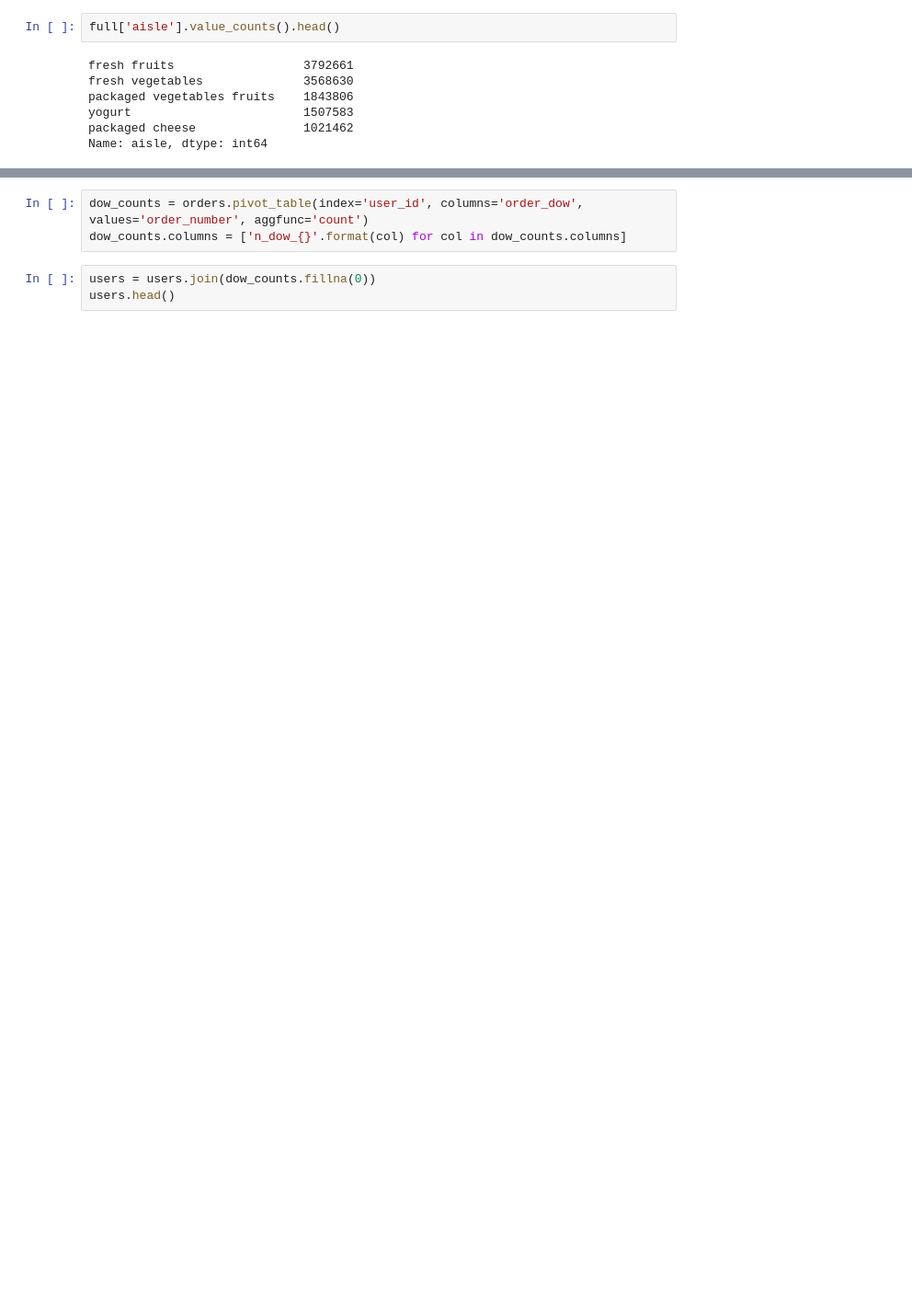
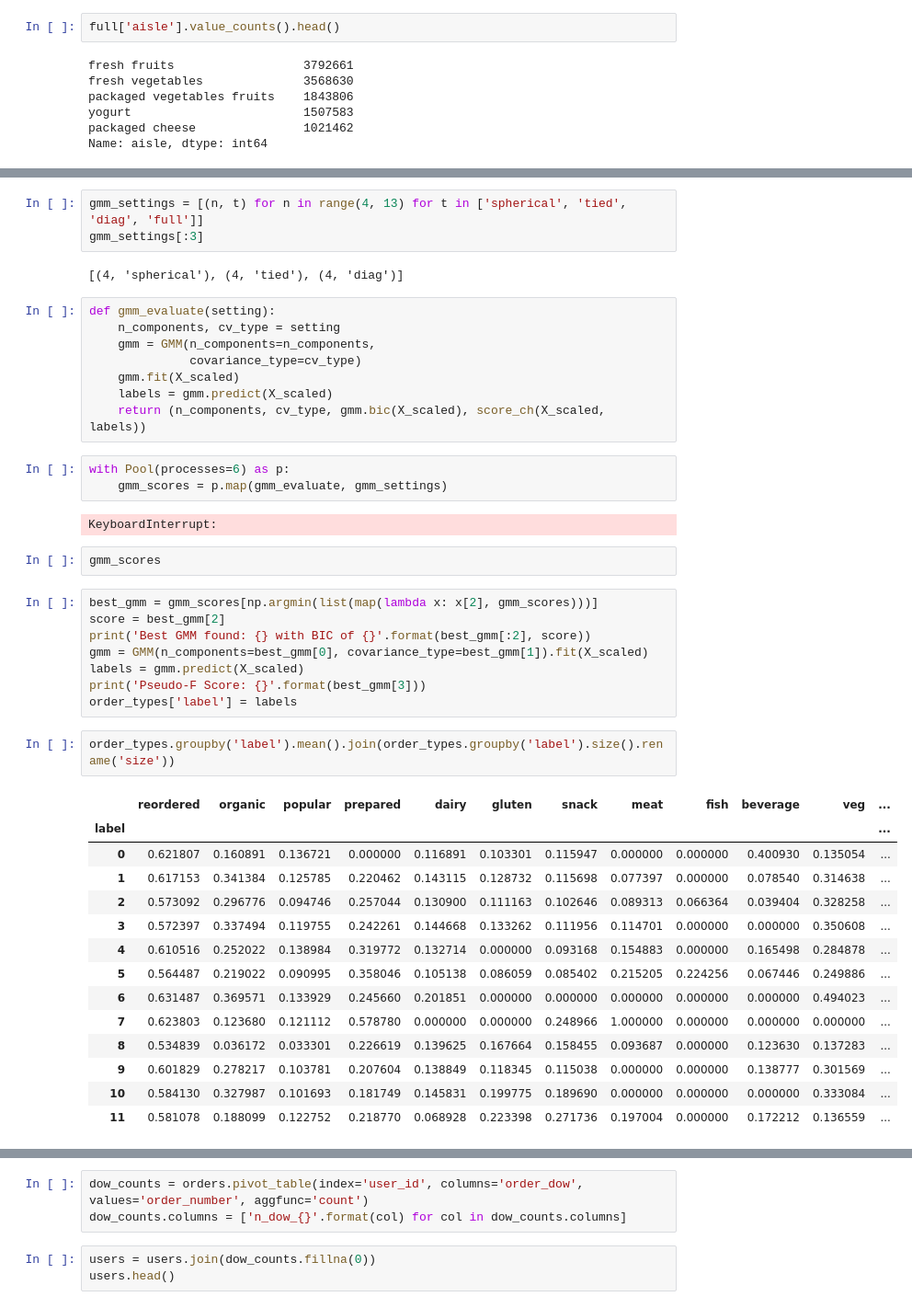
Before and after one commit to michaelfedell/instacart, a Jupyter notebook: notebooks/develop/EDA.ipynb, the cells around one changed output, grey strips where cells are left out. Shown at 92% size. Saved outputs shown, nothing was run; the diff lists cells and outputs as text; blank space fills up the shorter version.

```diff
--- a/notebooks/develop/EDA.ipynb
+++ b/notebooks/develop/EDA.ipynb
@@ -296,0 +306,45 @@ Name: aisle, dtype: int64
+# %%
+gmm_settings = [(n, t) for n in range(4, 13) for t in ['spherical', 'tied', 'diag', 'full']]
+gmm_settings[:3]
+# %% [output]
+[(4, 'spherical'), (4, 'tied'), (4, 'diag')]
+# %%
+def gmm_evaluate(setting):
+    n_components, cv_type = setting
+    gmm = GMM(n_components=n_components,
+              covariance_type=cv_type)
+    gmm.fit(X_scaled)
+    labels = gmm.predict(X_scaled)
+    return (n_components, cv_type, gmm.bic(X_scaled), score_ch(X_scaled, labels))
+# %%
+with Pool(processes=6) as p:
+    gmm_scores = p.map(gmm_evaluate, gmm_settings)
+# %% [output]
+KeyboardInterrupt:
+# %%
+gmm_scores
+# %%
+best_gmm = gmm_scores[np.argmin(list(map(lambda x: x[2], gmm_scores)))]
+score = best_gmm[2]
+print('Best GMM found: {} with BIC of {}'.format(best_gmm[:2], score))
+gmm = GMM(n_components=best_gmm[0], covariance_type=best_gmm[1]).fit(X_scaled)
+labels = gmm.predict(X_scaled)
+print('Pseudo-F Score: {}'.format(best_gmm[3]))
+order_types['label'] = labels
+# %%
+order_types.groupby('label').mean().join(order_types.groupby('label').size().rename('size'))
+# %% [output]
+|  | reordered | organic | popular | prepared | dairy | gluten | snack | meat | fish | beverage | veg | ... |
+| label |  |  |  |  |  |  |  |  |  |  |  | ... |
+| 0 | 0.621807 | 0.160891 | 0.136721 | 0.000000 | 0.116891 | 0.103301 | 0.115947 | 0.000000 | 0.000000 | 0.400930 | 0.135054 | ... |
+| 1 | 0.617153 | 0.341384 | 0.125785 | 0.220462 | 0.143115 | 0.128732 | 0.115698 | 0.077397 | 0.000000 | 0.078540 | 0.314638 | ... |
+| 2 | 0.573092 | 0.296776 | 0.094746 | 0.257044 | 0.130900 | 0.111163 | 0.102646 | 0.089313 | 0.066364 | 0.039404 | 0.328258 | ... |
+| 3 | 0.572397 | 0.337494 | 0.119755 | 0.242261 | 0.144668 | 0.133262 | 0.111956 | 0.114701 | 0.000000 | 0.000000 | 0.350608 | ... |
+| 4 | 0.610516 | 0.252022 | 0.138984 | 0.319772 | 0.132714 | 0.000000 | 0.093168 | 0.154883 | 0.000000 | 0.165498 | 0.284878 | ... |
+| 5 | 0.564487 | 0.219022 | 0.090995 | 0.358046 | 0.105138 | 0.086059 | 0.085402 | 0.215205 | 0.224256 | 0.067446 | 0.249886 | ... |
+| 6 | 0.631487 | 0.369571 | 0.133929 | 0.245660 | 0.201851 | 0.000000 | 0.000000 | 0.000000 | 0.000000 | 0.000000 | 0.494023 | ... |
+| 7 | 0.623803 | 0.123680 | 0.121112 | 0.578780 | 0.000000 | 0.000000 | 0.248966 | 1.000000 | 0.000000 | 0.000000 | 0.000000 | ... |
+| 8 | 0.534839 | 0.036172 | 0.033301 | 0.226619 | 0.139625 | 0.167664 | 0.158455 | 0.093687 | 0.000000 | 0.123630 | 0.137283 | ... |
+| 9 | 0.601829 | 0.278217 | 0.103781 | 0.207604 | 0.138849 | 0.118345 | 0.115038 | 0.000000 | 0.000000 | 0.138777 | 0.301569 | ... |
+| 10 | 0.584130 | 0.327987 | 0.101693 | 0.181749 | 0.145831 | 0.199775 | 0.189690 | 0.000000 | 0.000000 | 0.000000 | 0.333084 | ... |
+| 11 | 0.581078 | 0.188099 | 0.122752 | 0.218770 | 0.068928 | 0.223398 | 0.271736 | 0.197004 | 0.000000 | 0.172212 | 0.136559 | ... |
```
Also changed, not shown: parts of 46 cells of this notebook, 1 other file.
